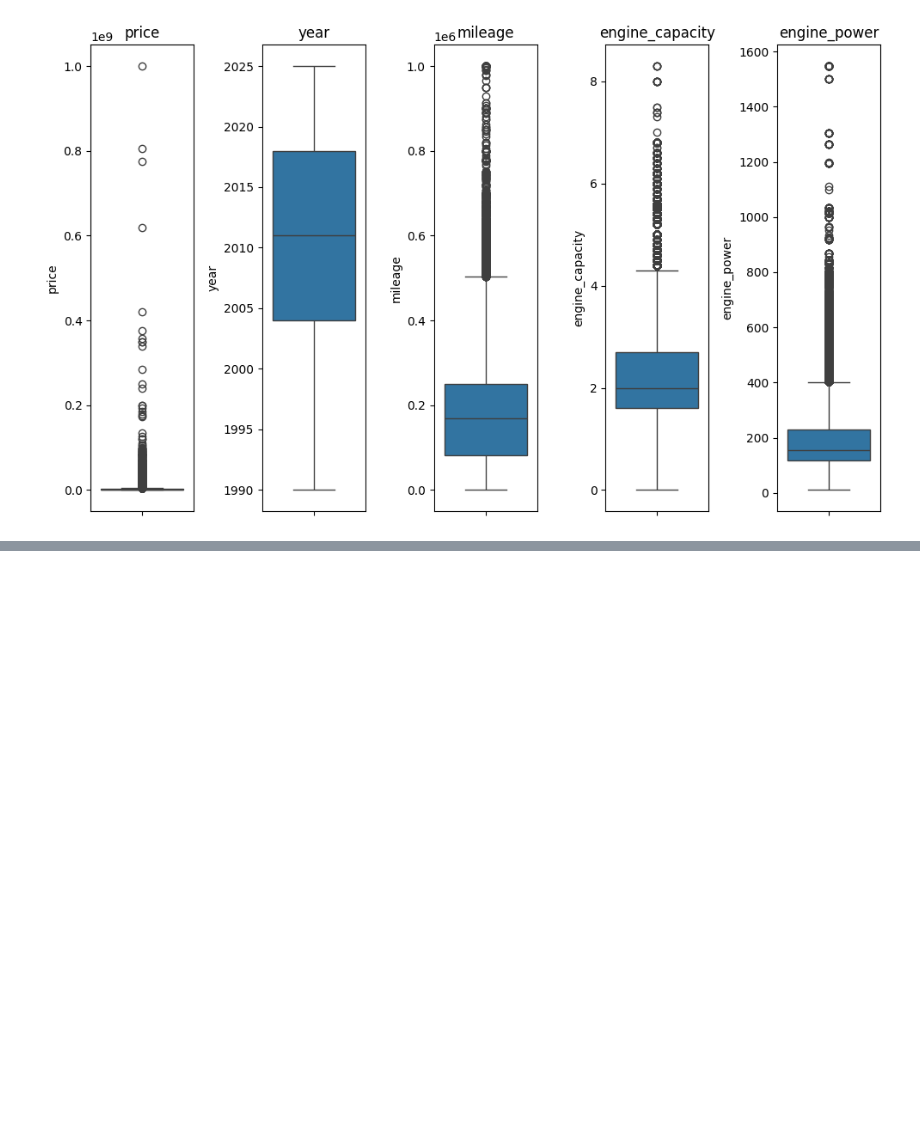
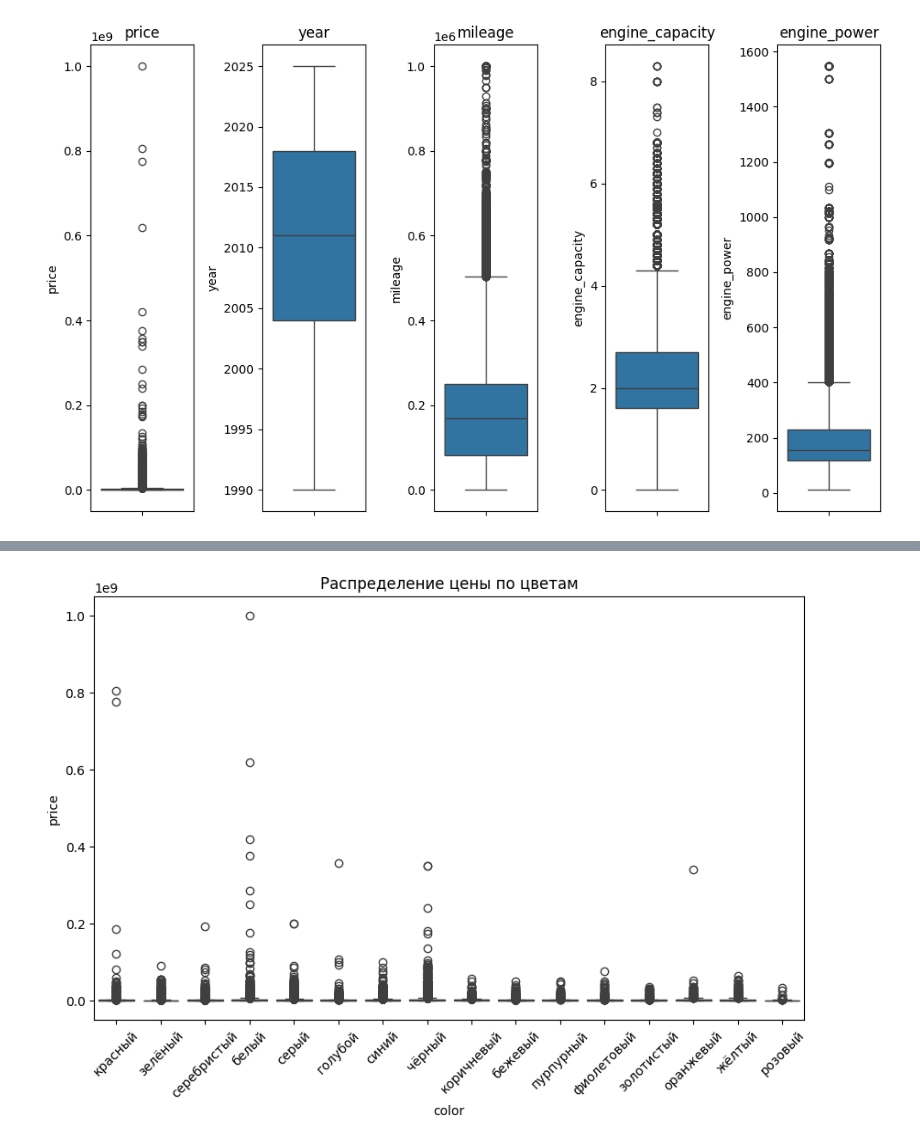
Before and after one commit to sk27110/AutoPriceForecast, a Jupyter notebook: EDA.ipynb, the cells around one changed output, grey strips where cells are left out. Saved outputs shown, nothing was run; the diff lists cells and outputs as text; code cells hidden in the pictures; blank space fills up the shorter version.

```diff
--- a/EDA.ipynb
+++ b/EDA.ipynb
@@ -303,0 +339,8 @@ plt.show()
+# %%
+plt.figure(figsize=(10, 6))
+sns.boxplot(x='color', y='price', data=df)
+plt.title('Распределение цены по цветам')
+plt.xticks(rotation=45)
+plt.show()
+# %% [output]
+[figure, added]
```
Also changed, not shown: parts of 14 cells of this notebook.
